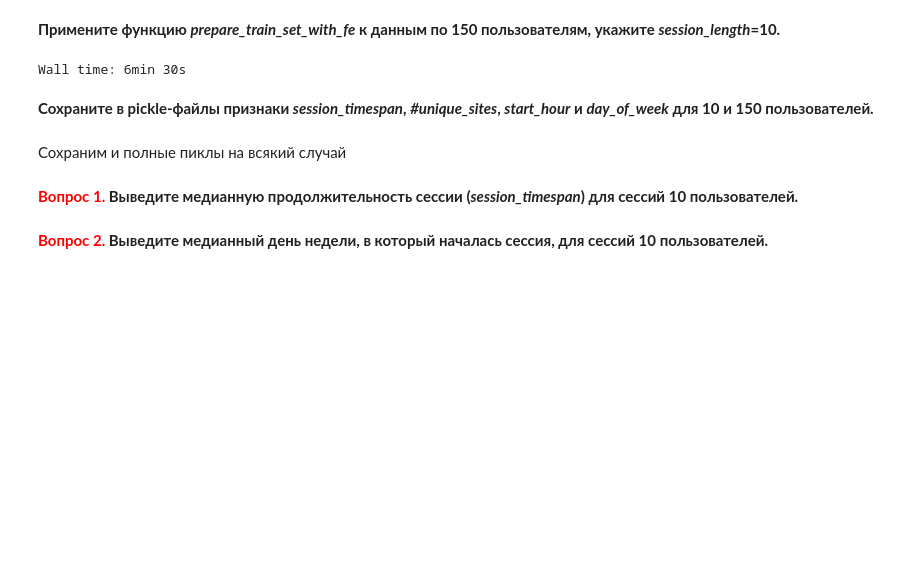
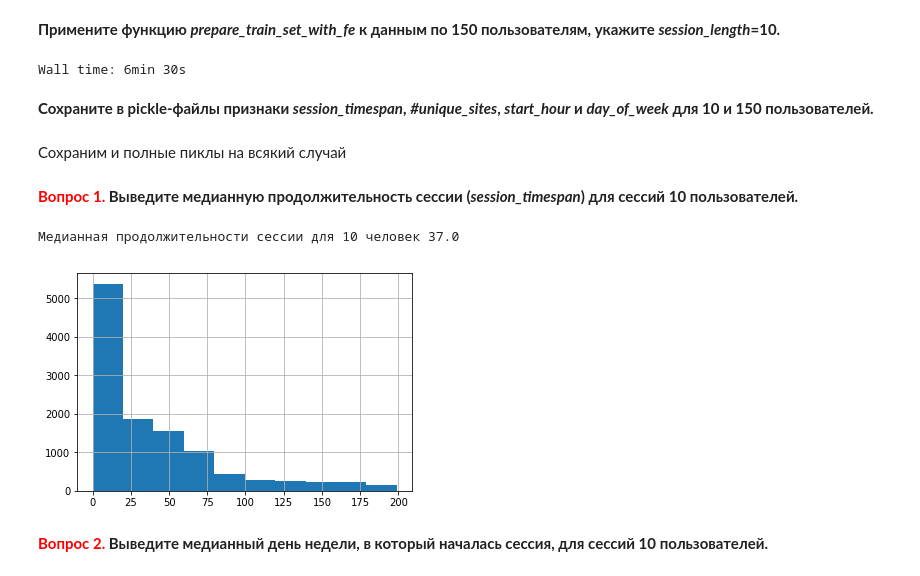
Before and after one commit to n-surkov/coursera_ml, a Jupyter notebook: solution/week3_visual_analysis_and_fe.ipynb, the cells around one changed output. Saved outputs shown, nothing was run; the diff lists cells and outputs as text; code cells hidden in the pictures; blank space fills up the shorter version.

```diff
--- a/solution/week3_visual_analysis_and_fe.ipynb
+++ b/solution/week3_visual_analysis_and_fe.ipynb
@@ -208,2 +190,8 @@ with open(os.path.join(PATH_TO_DATA,
+# %%
+train_data_10users['session_timespan'][train_data_10users['session_timespan'] < 200].hist()
+print('Медианная продолжительности сессии для 10 человек {}'.format(train_data_10users['session_timespan'].median()))
+# %% [output]
+Медианная продолжительности сессии для 10 человек 37.0
+[figure, added]
 # %% [markdown]
 **<font color='red'>Вопрос 2. </font> Выведите медианный день недели, в который началась сессия, для сессий 10 пользователей.**
```
Also changed, not shown: parts of 20 cells of this notebook.
